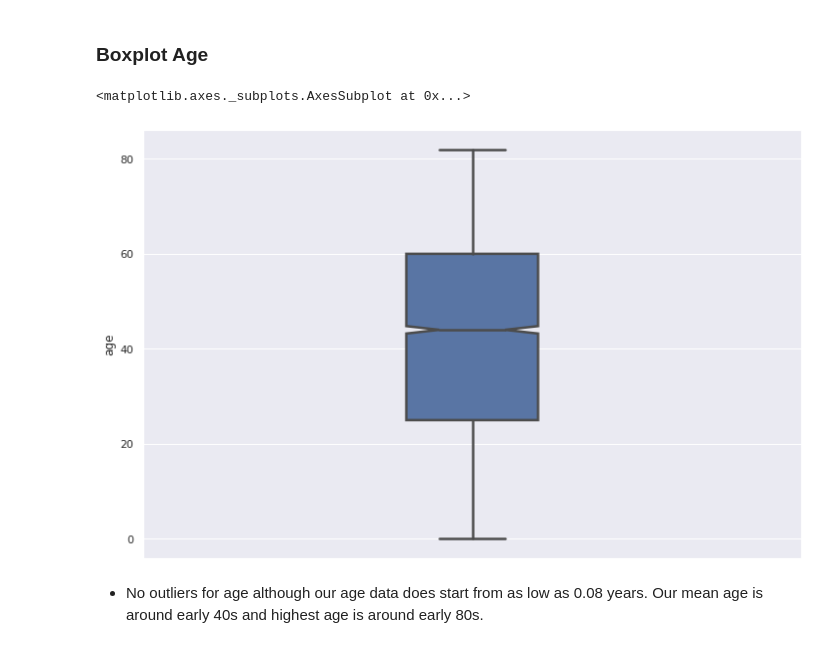
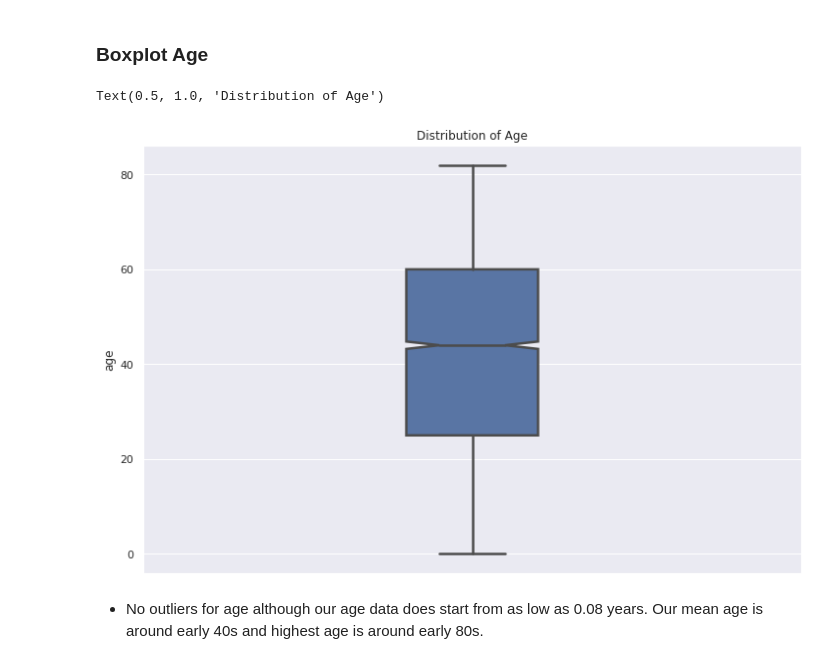
Before and after one commit to bustyAI/stroke-predictions, a Jupyter notebook: Stroke_Prediction.ipynb, the cells around one changed output. Drawn from its saved outputs; the diff is of its cells as text; code cells hidden in the pictures.

```diff
--- a/Stroke_Prediction.ipynb
+++ b/Stroke_Prediction.ipynb
@@ -118,0 +197,3 @@ dtype: int64
+# %%
+# dropping the row
+df = df.drop(index=3116)
@@ -216,9 +304,10 @@ sns.countplot(data=df, x="gender")
 ### Boxplot Age
 # %%
 sns.boxplot(data=df, y="age", width=0.2, linewidth=2.5, notch=True)
+plt.title("Distribution of Age")
 # %% [output]
-<matplotlib.axes._subplots.AxesSubplot at 0x...>
+Text(0.5, 1.0, 'Distribution of Age')
-[figure, old version]
+[figure, new version]
 # %% [markdown]
 - No outliers for age although our age data does start from as low as 0.08 years. Our mean age is around early 40s and highest age is around early 80s.
 # %% [markdown]
```
Also changed, not shown: parts of 83 cells of this notebook.
